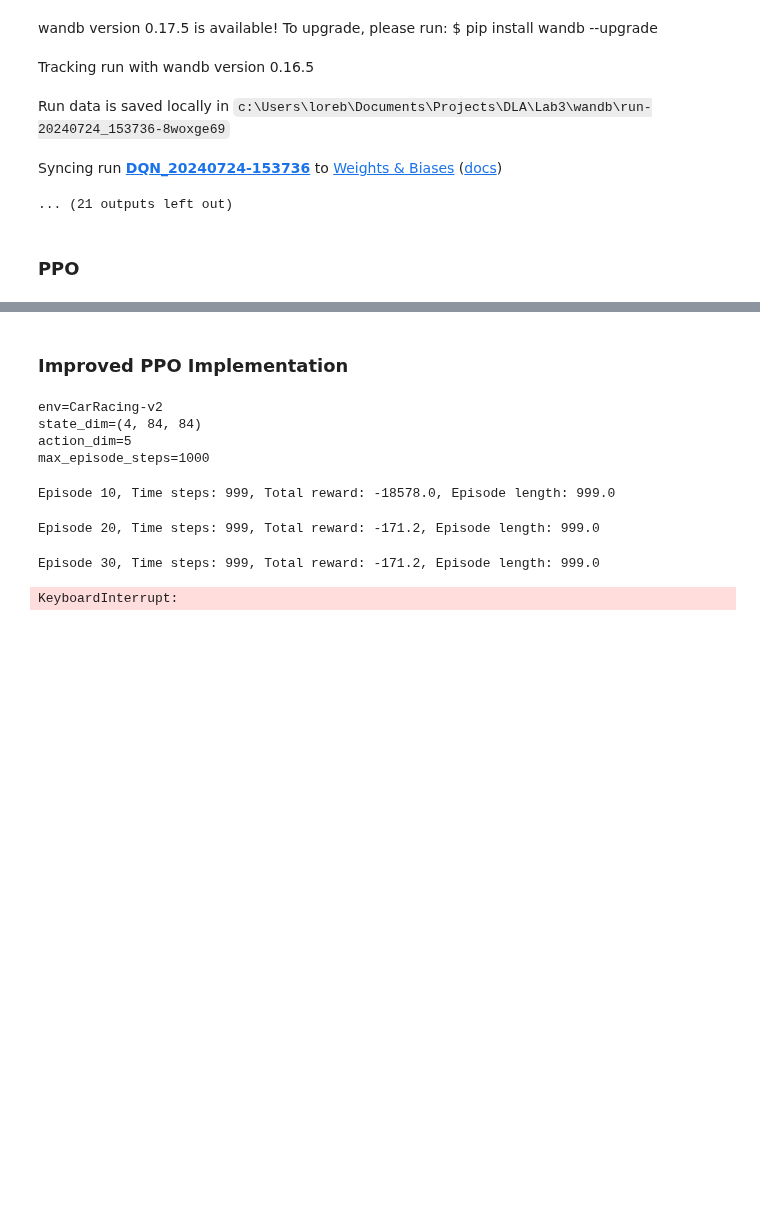
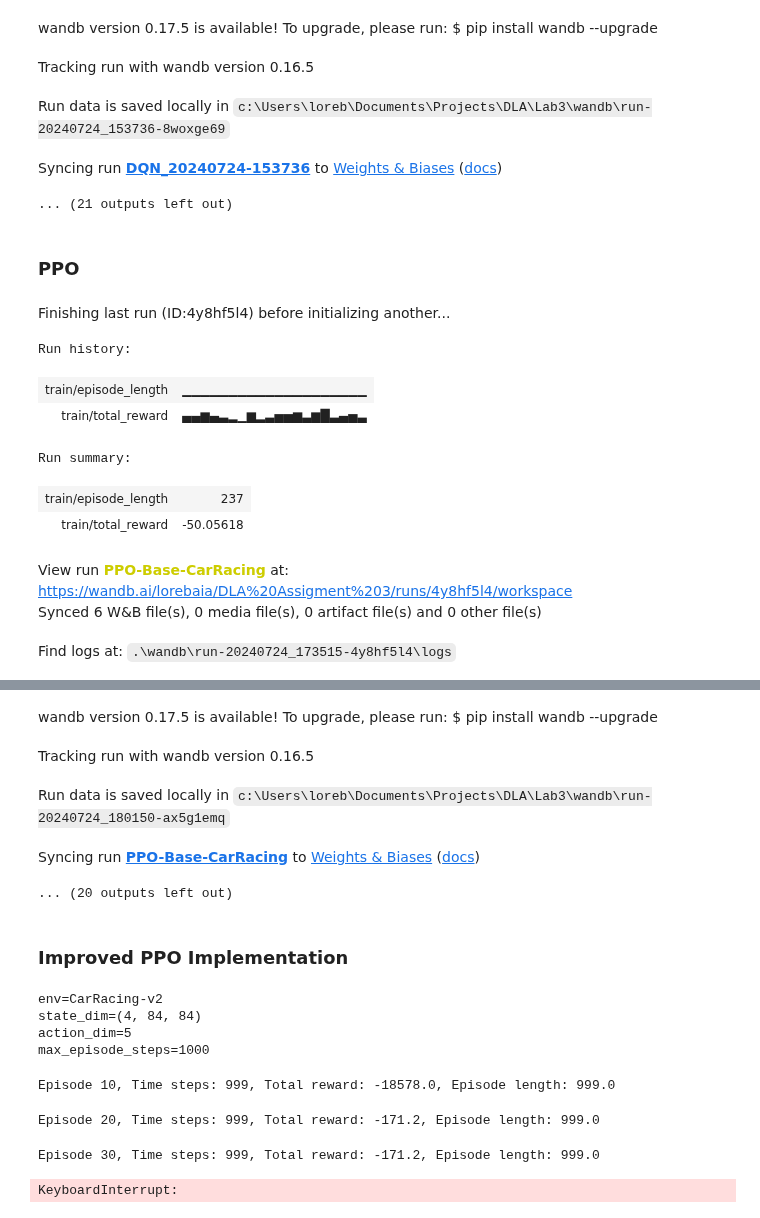
Before and after one commit to BaiardiLorenzo/DLA, a Jupyter notebook: Lab3/Lab3-DRL-Exercise3.ipynb, the cells around one changed output, grey strips where cells are left out. Cells and saved outputs as stored; diff of their text form; code cells hidden in the pictures; blank space fills up the shorter version.

```diff
--- a/Lab3/Lab3-DRL-Exercise3.ipynb
+++ b/Lab3/Lab3-DRL-Exercise3.ipynb
@@ -1424,7 +1612,7 @@ class ReplayBuffer():
 
 
 class ActorCritic(nn.Module):
-    def __init__(self, state_dim, action_dim):
+    def __init__(self, state_dim, action_dim, hidden_dim=16):
         super(ActorCritic, self).__init__()
         self.actor = nn.Sequential(
             nn.Conv2d(state_dim, hidden_dim, kernel_size=8, stride=4),
@@ -1475,18 +1663,20 @@ class PPOAgent():
 
         self.buffer = ReplayBuffer()
 
-        self.policy = ActorCritic(state_dim, action_dim).to(device)
+        self.policy = ActorCritic(state_dim[0], action_dim).to(device)
+        self.lr_actor = lr_actor
+        self.lr_critic = lr_critic
         self.optimizer_actor = optim.Adam(self.policy.actor.parameters(), lr=lr_actor)
         self.optimizer_critic = optim.Adam(self.policy.critic.parameters(), lr=lr_critic)
 
-        self.policy_old = ActorCritic(state_dim, action_dim).to(device)
+        self.policy_old = ActorCritic(state_dim[0], action_dim).to(device)
         self.policy_old.load_state_dict(self.policy.state_dict())
 
         self.MseLoss = nn.MSELoss()
 
     def select_action(self, state):
         with torch.no_grad():
-            state = torch.FloatTensor(state).to(device)
+            state = torch.FloatTensor(state).unsqueeze(0).to(device)
             action, action_logprob, state_val = self.policy_old.act(state)
 
         self.buffer.states.append(state)
@@ -1591,30 +1744,46 @@ def train_ppo(ppo_agent, env, max_timesteps, update_every, eval_every):
 # %%
+# Initialize the environment.
 env_name = "CarRacing-v2"
 env = ImageEnv(gym.make(env_name, continuous=False))
 state_dim = (4, 84, 84)
 action_dim = env.action_space.n
-episode_steps = 250 # max steps in an episode with 4 skipped frames
 
 # Hyperparameters
-max_timesteps = int(2e6)   # max training steps
-eval_every = episode_steps * 4
-
-update_every = episode_steps * 4 # update policy
+episodes = 2000 # max training steps
+eval_every = 20
+update_every = 4 # update policy
 K_epochs = 10 # update policy for K epochs
 eps_clip = 0.2 # clip parameter for PPO
 gamma = 0.99 # discount factor
 
 lr_actor = 0.00025
-lr_critic = 0.0005
+lr_critic = 0.00025
+
+device = torch.device("cuda" if torch.cuda.is_available() else "cpu")
 
 # PPO agent
-ppo_agent = PPO(state_dim, action_dim, lr_actor, lr_critic, gamma, K_epochs, eps_clip)
+agent = PPOAgent(state_dim, action_dim, lr_actor, lr_critic, gamma, K_epochs, eps_clip)
 
 # train the PPO agent
 train_ppo(
-    ppo_agent,
-    env,
-    max_timesteps,
-    update_every,
-    eval_every
-    )
+    agent=agent,
+    agent_name="PPO-Base-CarRacing",
+    env=env,
+    env_name=env_name,
+    episodes=episodes,
+    update_every=update_every,
+    stats_every=eval_every,
+    wb=True,
+    device=device
+)
+# %% [output]
+Finishing last run (ID:4y8hf5l4) before initializing another...
+Run history:
+| train/episode_length | ▁▁▁▁▁▁▁▁▁▁▁▁▁▁▁▁▁▁▁▁ |
+| train/total_reward | ▄▄▆▄▃▂▁▆▂▃▅▅▆▃▆█▃▄▅▃ |
+Run summary:
+| train/episode_length | 237 |
+| train/total_reward | -50.05618 |
+View run PPO-Base-CarRacing at: https://wandb.ai/lorebaia/DLA%20Assigment%203/runs/4y8hf5l4/workspace
+Synced 6 W&B file(s), 0 media file(s), 0 artifact file(s) and 0 other file(s)
+Find logs at: .\wandb\run-20240724_173515-4y8hf5l4\logs
@@ -1621,3 +1791,8 @@ train_ppo(
+wandb version 0.17.5 is available! To upgrade, please run: $ pip install wandb --upgrade
+Tracking run with wandb version 0.16.5
+Run data is saved locally in c:\Users\loreb\Documents\Projects\DLA\Lab3\wandb\run-20240724_180150-ax5g1emq
+Syncing run PPO-Base-CarRacing to Weights & Biases (docs)
+... (20 outputs left out)
 # %% [markdown]
 ### Improved PPO Implementation
 # %%
```
Also changed, not shown: parts of 3 cells of this notebook, 4 other files.
